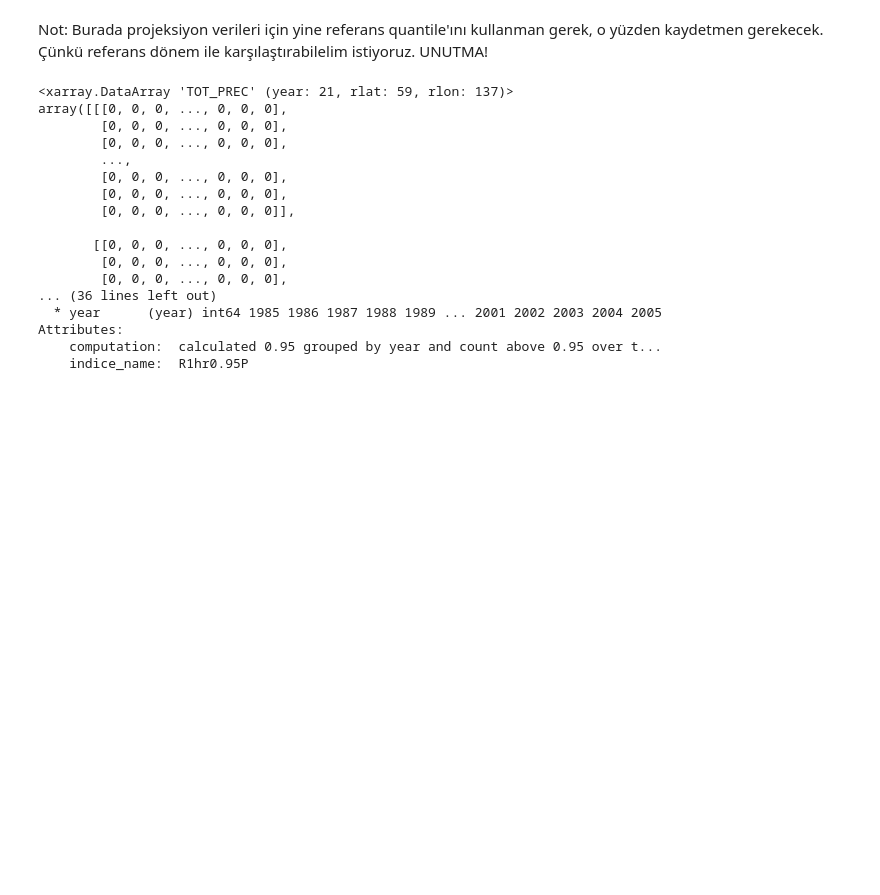
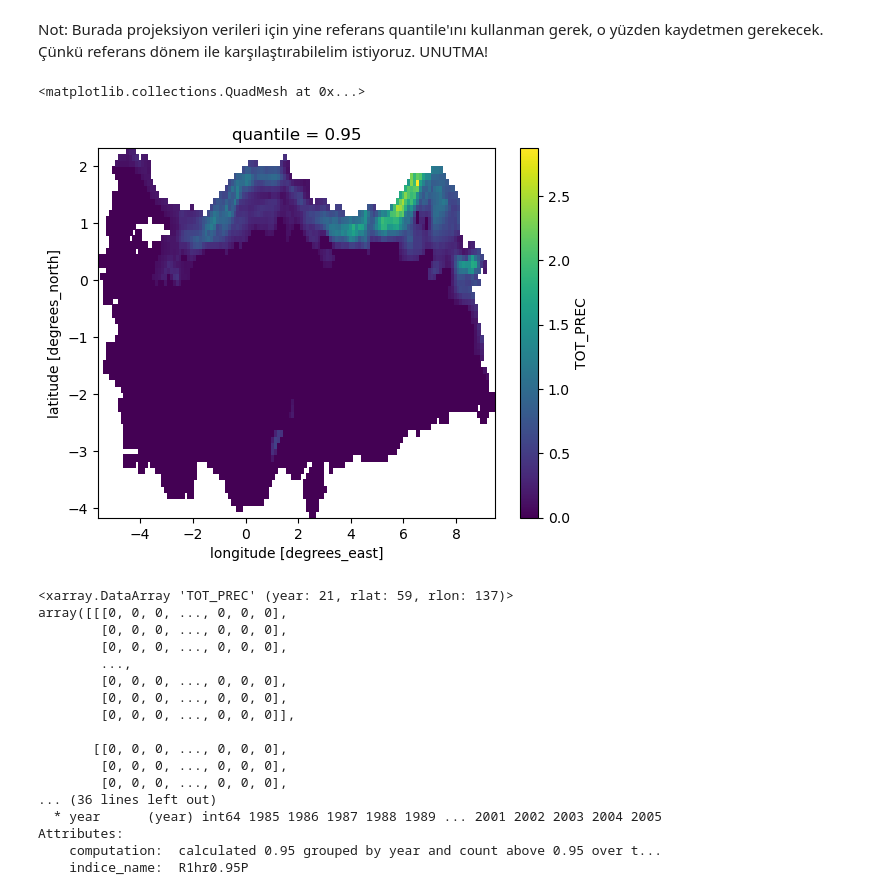
Before and after one commit to donmezkutay/msc-thesis-codes, a Jupyter notebook: BC_calculate_extreme_indices.ipynb, the cells around one changed output. Drawn from its saved outputs; the diff is of its cells as text; code cells hidden in the pictures; blank space fills up the shorter version.

```diff
--- a/BC_calculate_extreme_indices.ipynb
+++ b/BC_calculate_extreme_indices.ipynb
@@ -144,3 +158,8 @@ dt_q = dt_cosmo.quantile(q_ask,
+# %%
+dt_q.plot()
+# %% [output]
+<matplotlib.collections.QuadMesh at 0x...>
+[figure, added]
 # %%
 # find x hours above specified quantile threshold
 dt_cosmo_above = dt_cosmo.groupby('time.year').apply(lambda group: count_above(group,
```
Also changed, not shown: parts of 10 cells of this notebook.
